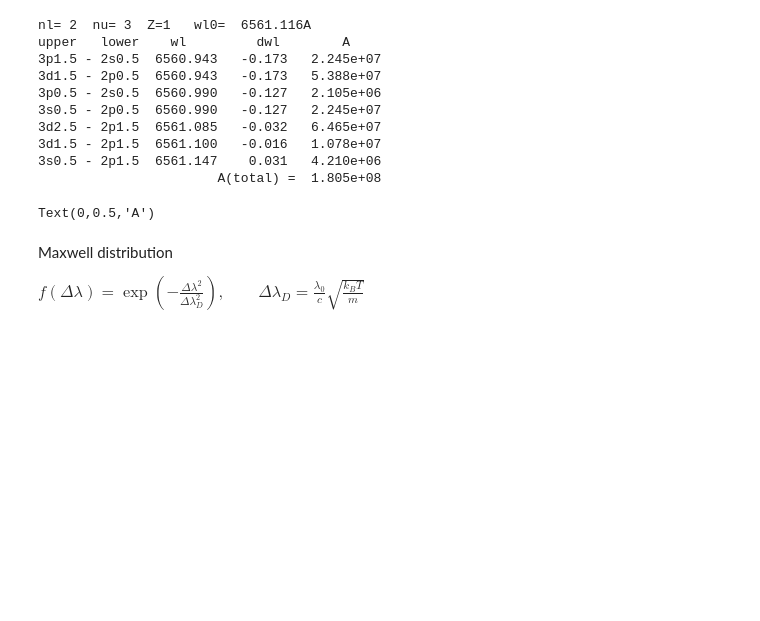
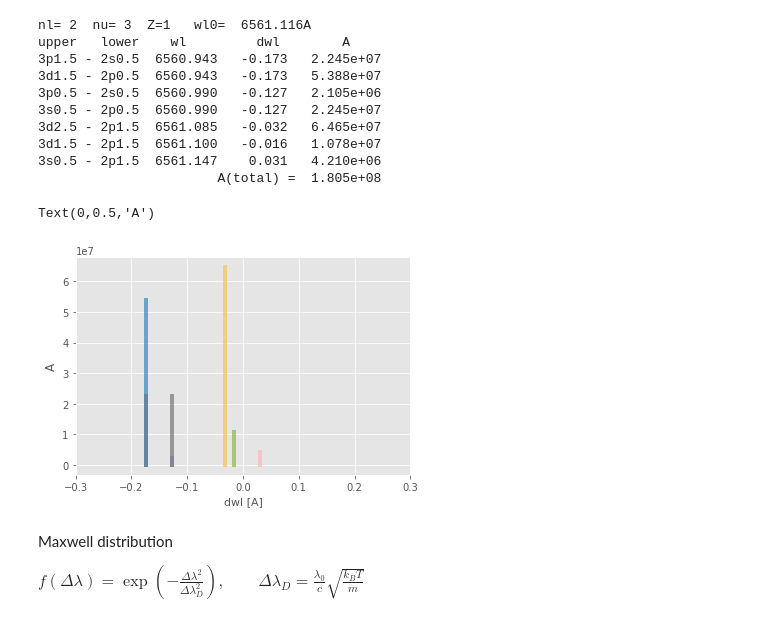
Before and after one commit to kouui/spectra-deprecated, a Jupyter notebook: notebooks/hydrogen.ipynb, the cells around one changed output. Saved outputs shown, nothing was run; the diff lists cells and outputs as text; code cells hidden in the pictures; blank space fills up the shorter version.

```diff
--- a/notebooks/hydrogen.ipynb
+++ b/notebooks/hydrogen.ipynb
@@ -992,16 +1035,17 @@ upper   lower    wl         dwl        A
 # %%
 #  plot fine structures
 fig = plt.figure(figsize=(6,4))
 ax = fig.add_subplot(1,1,1 ) # nx,ny, #
 for i in range(0,nt):
     x = (wls[i]-wl0)*np.array([1,1])
     y = As[i]*np.array([0,1])
-    ax.plot(x,y) #,label=f"{j} ")
+    ax.plot(x,y,alpha=0.7,linewidth=4) #,label=f"{j} ")
 ax.set_xlim(-0.3,0.3)
 ax.set_xlabel("dwl [A]",fontsize=11)
 ax.set_ylabel("A")
 # %% [output]
 Text(0,0.5,'A')
+[figure, added]
 # %% [markdown]
 Maxwell distribution
 
```
Also changed, not shown: parts of 6 cells of this notebook, 5 other files.
